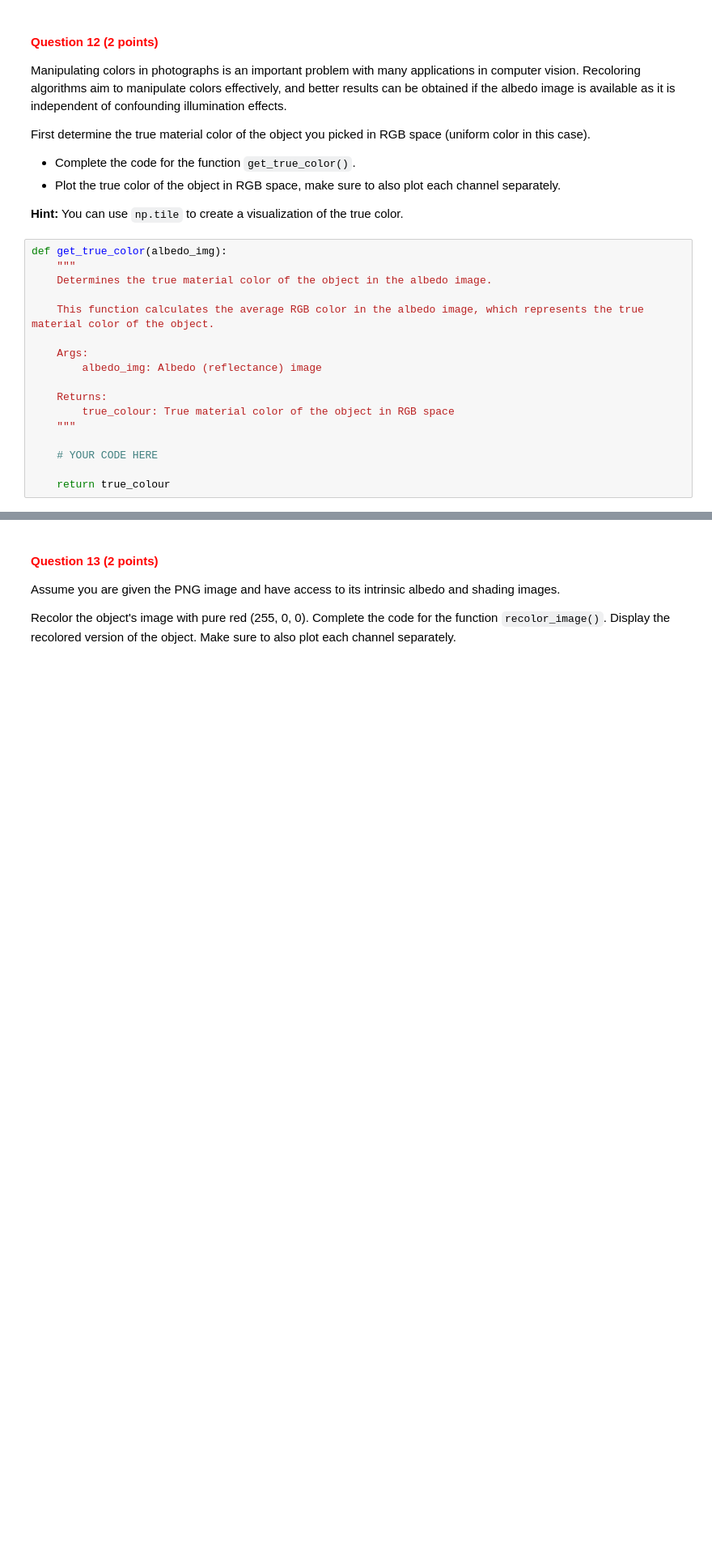
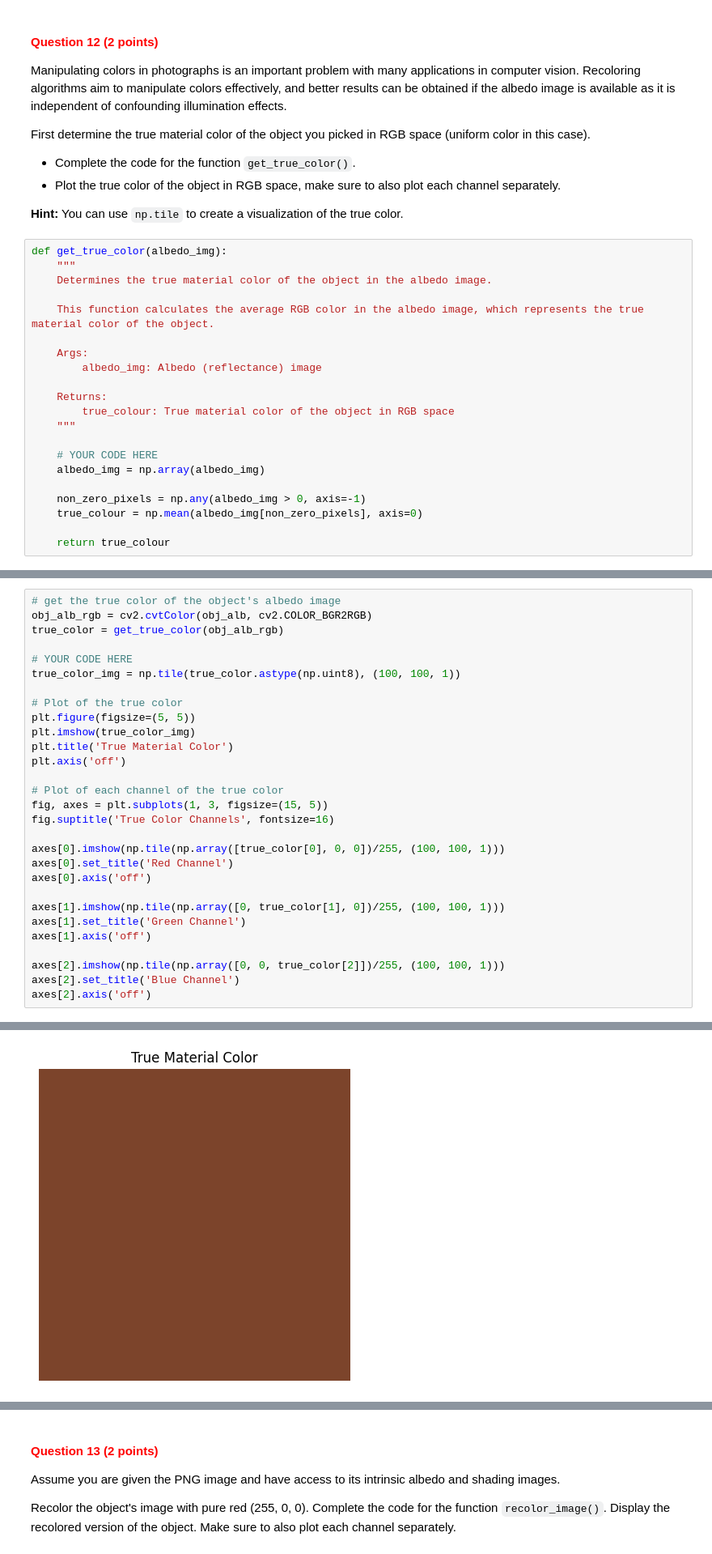
Before and after one commit to uvacv1/cv1-lab-1, a Jupyter notebook: cv1-lab-1.ipynb, the cells around one changed output, grey strips where cells are left out. Shown at 81% size. Cells and saved outputs as stored; diff of their text form; blank space fills up the shorter version.

```diff
--- a/cv1-lab-1.ipynb
+++ b/cv1-lab-1.ipynb
@@ -567,5 +615,9 @@ def get_true_color(albedo_img):
     """
 
     # YOUR CODE HERE
+    albedo_img = np.array(albedo_img)
+
+    non_zero_pixels = np.any(albedo_img > 0, axis=-1)
+    true_colour = np.mean(albedo_img[non_zero_pixels], axis=0)
 
     return true_colour
@@ -577,0 +624,30 @@ true_color = get_true_color(obj_alb_rgb)
+# %%
+# get the true color of the object's albedo image
+obj_alb_rgb = cv2.cvtColor(obj_alb, cv2.COLOR_BGR2RGB)
+true_color = get_true_color(obj_alb_rgb)
+
+# YOUR CODE HERE
+true_color_img = np.tile(true_color.astype(np.uint8), (100, 100, 1))
+
+# Plot of the true color
+plt.figure(figsize=(5, 5))
+plt.imshow(true_color_img)
+plt.title('True Material Color')
+plt.axis('off')
+
+# Plot of each channel of the true color
+fig, axes = plt.subplots(1, 3, figsize=(15, 5))
+fig.suptitle('True Color Channels', fontsize=16)
+
+axes[0].imshow(np.tile(np.array([true_color[0], 0, 0])/255, (100, 100, 1)))
+axes[0].set_title('Red Channel')
+axes[0].axis('off')
+
+axes[1].imshow(np.tile(np.array([0, true_color[1], 0])/255, (100, 100, 1)))
+axes[1].set_title('Green Channel')
+axes[1].axis('off')
+
+axes[2].imshow(np.tile(np.array([0, 0, true_color[2]])/255, (100, 100, 1)))
+axes[2].set_title('Blue Channel')
+axes[2].axis('off')
+# %% [output]
@@ -577,0 +655 @@ true_color = get_true_color(obj_alb_rgb)
+[figure, added]
```
Also changed, not shown: parts of 13 cells of this notebook.
